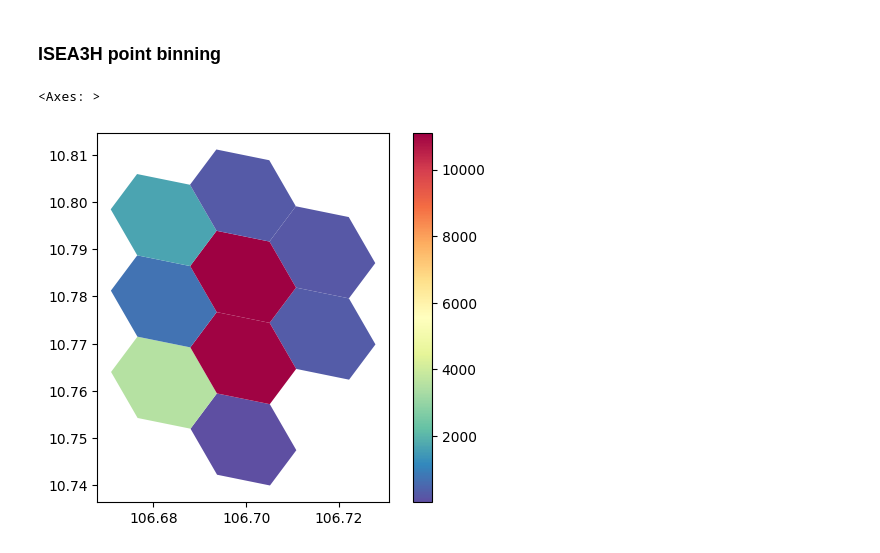
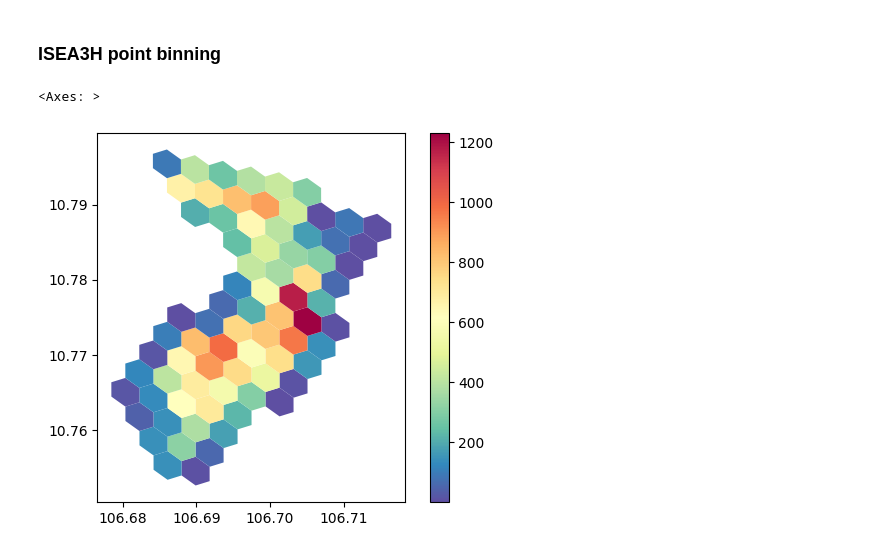
Before and after one commit to opengeoshub/vgridpandas, a Jupyter notebook: docs/notebooks/06_isea3h.ipynb, the cells around one changed output. Cells and saved outputs as stored; diff of their text form; code cells hidden in the pictures.

```diff
--- a/docs/notebooks/06_isea3h.ipynb
+++ b/docs/notebooks/06_isea3h.ipynb
@@ -71,21 +71,21 @@ gdf_polyfill.plot(edgecolor = "white")
 # %%
 import pandas as pd
 import geopandas as gpd
 from vgridpandas import isea3hpandas
-resolution = 15
+resolution = 18
 df = pd.read_csv("https://raw.githubusercontent.com/opengeoshub/vopendata/refs/heads/main/csv/dist1_pois.csv")
 # df = gpd.read_file("https://raw.githubusercontent.com/opengeoshub/vopendata/refs/heads/main/shape/dist1_pois.geojson")
 stats = "count"
 df_bin = df.isea3h.isea3hbin(resolution=resolution, stats = stats,
                                 # numeric_column="confidence",
                                 # category_column="category",
                                 return_geometry=True)
 df_bin.plot(
     column=stats,        # numeric column to base the colors on
     cmap='Spectral_r',        # color scheme (matplotlib colormap)
     legend=True,
     linewidth=0.2          # boundary width (optional)
 )
 # %% [output]
 <Axes: >
-[figure, old version]
+[figure, new version]
```
Also changed, not shown: 2 other files.
